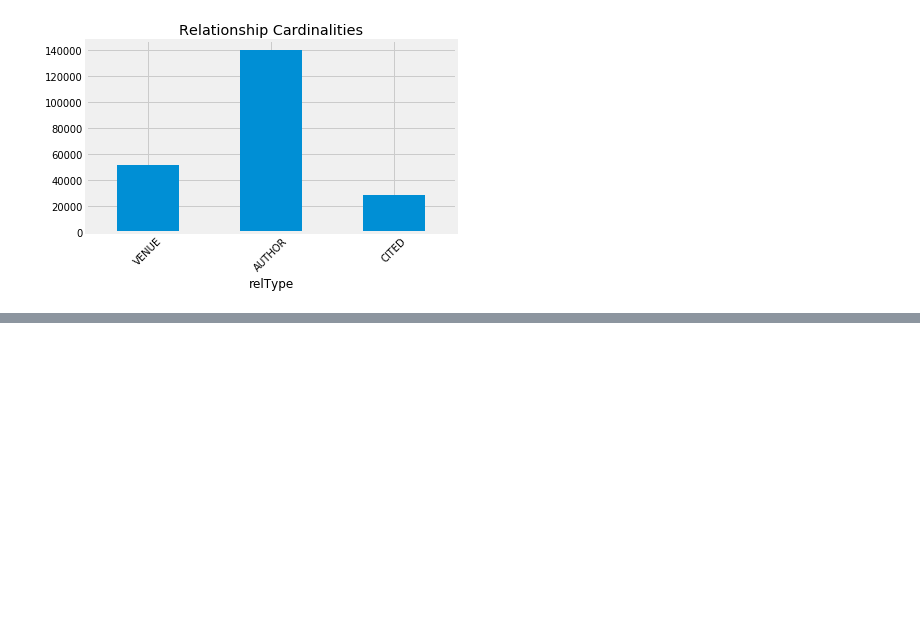
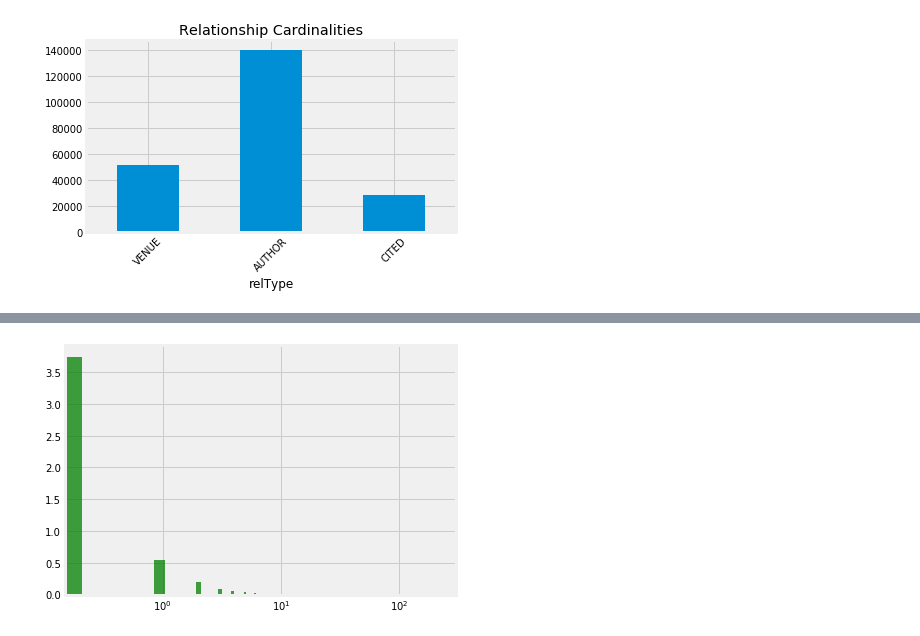
Before and after one commit to daddyjab/GraphDB_Notes, a Jupyter notebook: GDB-01-Explore_GraphDB.ipynb, the cells around one changed output, grey strips where cells are left out. Drawn from its saved outputs; the diff is of its cells as text; code cells hidden in the pictures; blank space fills up the shorter version.

```diff
--- a/GDB-01-Explore_GraphDB.ipynb
+++ b/GDB-01-Explore_GraphDB.ipynb
@@ -25,7 +27,7 @@ pd.set_option('display.float_format', lambda x: '%.3f' % x)
 # %%
 # Connect to graph database
 graph = Graph("bolt://localhost:7687", auth=("neo4j", "graphdb") )
-graph_cit = Graph("http://52.23.177.159:36681", auth=("neo4j", "supervisor-diaphragm-switches") )
+graph_cit = Graph("http://52.23.177.159:36710", auth=("neo4j", "depths-swabs-howls") )
 # %%
 graph
 # %% [output]
@@ -196,3 +196,11 @@ graph_cit.run(exploratory_query).to_data_frame()
 | 22 | Differential power analysis | [Paul C. Kocher, Benjamin C. Jun,... | [Lecture Notes in Computer Scienc... | 0 | 42 |
 | 23 | Feedback-Directed Random Test Gen... | [Carlos Pacheco, Michael D. Ernst... | [international conference on soft... | 2 | 38 |
 | 24 | A component- and message-based ar... | [Richard N. Taylor, E. James Whit... | [international conference on soft... | 3 | 37 |
+# %%
+query = """
+MATCH (a:Article)
+RETURN size((a)<-[:CITED]-()) AS citations
+"""
+
+citation_df = graph_cit.run(query).to_data_frame()
+citation_df.describe([.25, .5, .75, .9, .99])
@@ -198,0 +219,9 @@ graph_cit.run(exploratory_query).to_data_frame()
+# %%
+fig1, ax1 = plt.subplots()
+# ax1.hist(pd.Series(citation_df['citations'].dropna()), 1250, density=True, facecolor='g', alpha=0.75)
+ax1.hist(pd.Series(citation_df['citations'].dropna()), 1000, density=True, facecolor='g', alpha=0.75)
+ax1.set_xscale("log")
+plt.tight_layout()
+plt.show()
+# %% [output]
+[figure, added]
```
Also changed, not shown: parts of 30 cells of this notebook.
